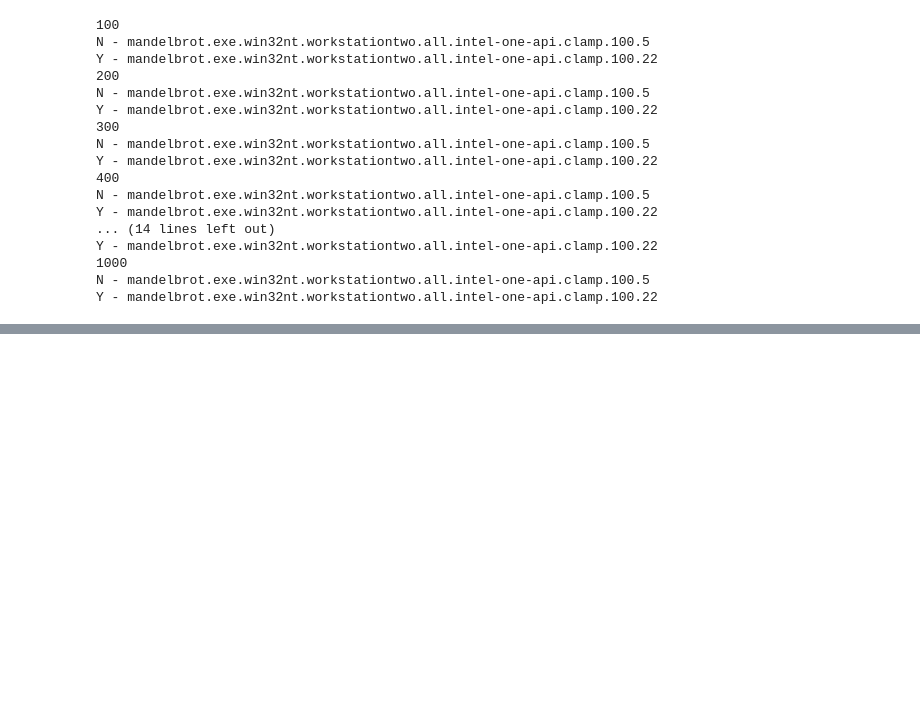
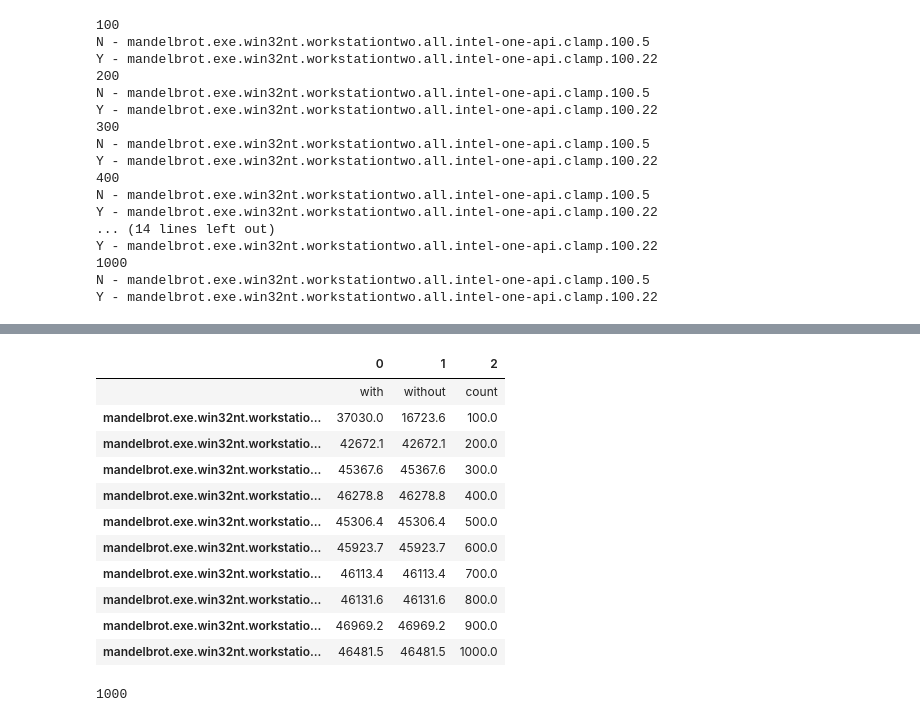
Before and after one commit to KuskIV/BDEnergy, a Jupyter notebook: analytics/different-count-analysis.ipynb, the cells around one changed output, grey strips where cells are left out. Drawn from its saved outputs; the diff is of its cells as text; code cells hidden in the pictures; blank space fills up the shorter version.

```diff
--- a/analytics/different-count-analysis.ipynb
+++ b/analytics/different-count-analysis.ipynb
@@ -302,3 +306,46 @@ data_df
+# %%
+cochrans_data = {
+    "" : ["with", "without", "count"]
+}
+
+Z = 1.96
+E = 0.03
+
+include_outliers = False
+
+used_df = data_df_watt
+
+for column in used_df.columns:
+    used_df_without_outlisers = math_util.exclude_outliers(used_df, column)
+
+    current_count = used_df[column].count()
+
+    values = used_df_without_outlisers
+    n_zero_without = math_util.get_cochran(values, Z, E)
+
+    values = list(used_df[column])
+    n_zero = math_util.get_cochran(values, Z, E)
+
+    cochrans_data[column] = [round(n_zero, 1), round(n_zero_without, 1), current_count]
+
+pd.DataFrame(cochrans_data).T
+# %% [output]
+|  | 0 | 1 | 2 |
+|  | with | without | count |
+| mandelbrot.exe.win32nt.workstatio... | 37030.0 | 16723.6 | 100.0 |
+| mandelbrot.exe.win32nt.workstatio... | 42672.1 | 42672.1 | 200.0 |
+| mandelbrot.exe.win32nt.workstatio... | 45367.6 | 45367.6 | 300.0 |
+| mandelbrot.exe.win32nt.workstatio... | 46278.8 | 46278.8 | 400.0 |
+| mandelbrot.exe.win32nt.workstatio... | 45306.4 | 45306.4 | 500.0 |
+| mandelbrot.exe.win32nt.workstatio... | 45923.7 | 45923.7 | 600.0 |
+| mandelbrot.exe.win32nt.workstatio... | 46113.4 | 46113.4 | 700.0 |
+| mandelbrot.exe.win32nt.workstatio... | 46131.6 | 46131.6 | 800.0 |
+| mandelbrot.exe.win32nt.workstatio... | 46969.2 | 46969.2 | 900.0 |
+| mandelbrot.exe.win32nt.workstatio... | 46481.5 | 46481.5 | 1000.0 |
+# %%
+len(used_df_without_outlisers)
+# %% [output]
+1000
 # %%
 
 _, box_plot_data = data_df.boxplot(return_type="both")
```
Also changed, not shown: parts of 12 cells of this notebook, 5 other files.
